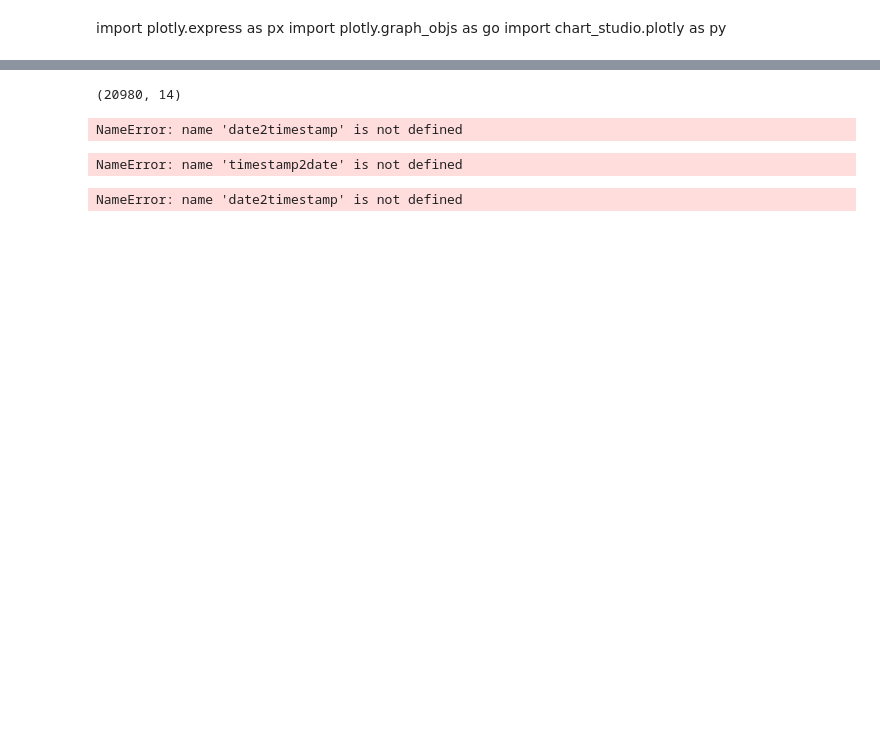
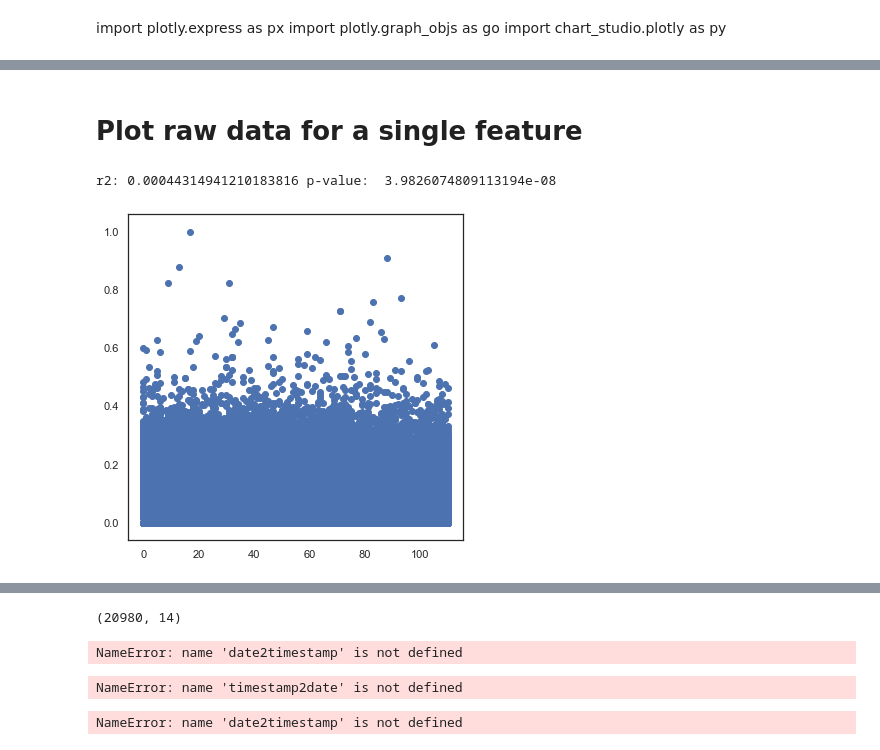
Before and after one commit to danielmlow/reddit, a Jupyter notebook: reddit_descriptive.ipynb, the cells around one changed output, grey strips where cells are left out. Cells and saved outputs as stored; diff of their text form; code cells hidden in the pictures; blank space fills up the shorter version.

```diff
--- a/reddit_descriptive.ipynb
+++ b/reddit_descriptive.ipynb
@@ -530,7 +260,0 @@ liwc_words['sadness'][:15]
-# %%
-# Clustermap
-sns.set(style='white', rc={'figure.figsize':(100,100)}, font_scale =0.5)
-# df_zscore_corr = df_zscore.corr()
-plt.figure(figsize = (20,20))
-sns.clustermap(df_zscore, cmap='RdBu_r', linewidths=0, row_cluster=False)
-plt.savefig('./../../datum/reddit/output/clustermap.png', dpi=200)
@@ -694,0 +268,6 @@ plt.savefig('./data/heatmap_r2.png', dpi=300)
+# %%
+# Load data
+input_dir = './../../datum/reddit/input/'
+subreddits = os.listdir(input_dir+'feature_extraction')
+pre_or_post = 'post' #post is 01-05 2020, pre is all of 2019
+subreddits = [n.replace(f'_{pre_or_post}_features.csv','') for n in subreddits if f'{pre_or_post}' in n]
@@ -694,0 +331,15 @@ plt.savefig('./data/heatmap_r2.png', dpi=300)
+# %%
+covid_mentions = []
+for sr in subreddits_mental_health:
+    print(sr)
+    summary = timeseries_summary(input_dir, subreddit = sr, pre_or_post = 'post',
+                           timestep = 2, metric='mean',weigh_by_Nwords = True, filter_days = False,zscore_slope=False)
+    sns.set(style='white', rc={'figure.figsize':(6,6)}, font_scale =1)
+    # for variable in keep:
+    for variable in ['covid19_total']:
+        print('====={}===='.format(variable))
+        x_name = summary.columns[:-4].values
+        x_name = [n.replace('2020/','') for n in x_name]
+        x = range(len(x_name))
+        y = summary.T[variable][:-4].values
+        covid_mentions.append([sr, y, x_name, x])
@@ -694,0 +421,20 @@ plt.savefig('./data/heatmap_r2.png', dpi=300)
+# %% [markdown]
+# Plot raw data for a single feature
+# %%
+sns.set(style='white', rc={'figure.figsize':(6,6)}, font_scale =1)
+
+# Load a single subreddit
+subreddit = 'depression'
+df = pd.read_csv(input_dir+'feature_extraction/{}_{}_features.csv'.format(subreddit,pre_or_post))
+
+feature='sent_pos'
+x = df.date.values
+le = preprocessing.LabelEncoder()
+y = df[feature].values
+x = le.fit_transform(x)
+slope, intercept, r_value, p_value, std_err = stats.linregress(x,y)
+plt.scatter(x,y)
+print('r2:',r_value**2, 'p-value: ',p_value)
+# %% [output]
+r2: 0.00044314941210183816 p-value:  3.9826074809113194e-08
+[figure, added]
```
Also changed, not shown: parts of 116 cells of this notebook, 14 other files.
